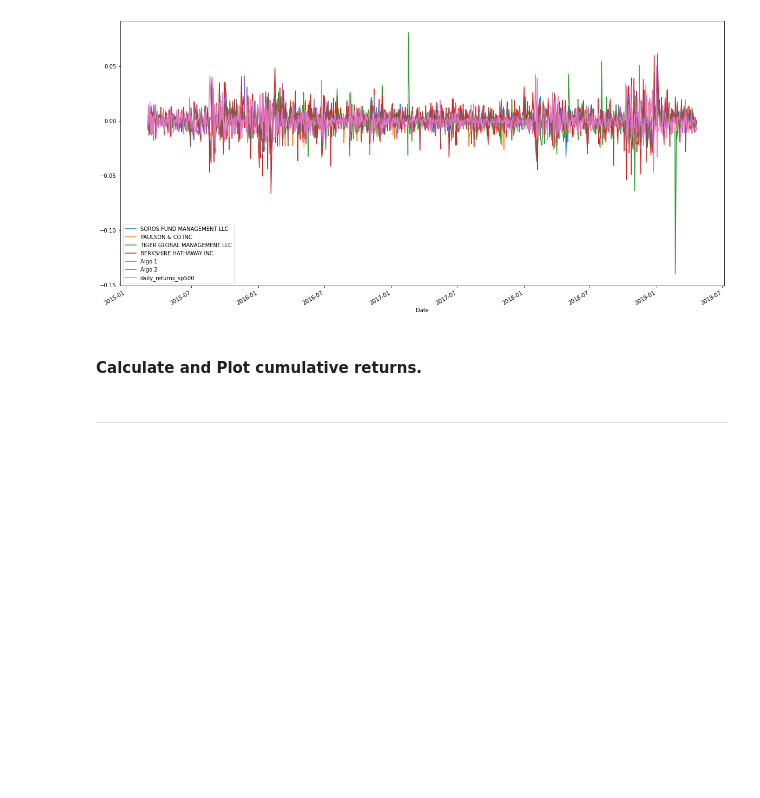
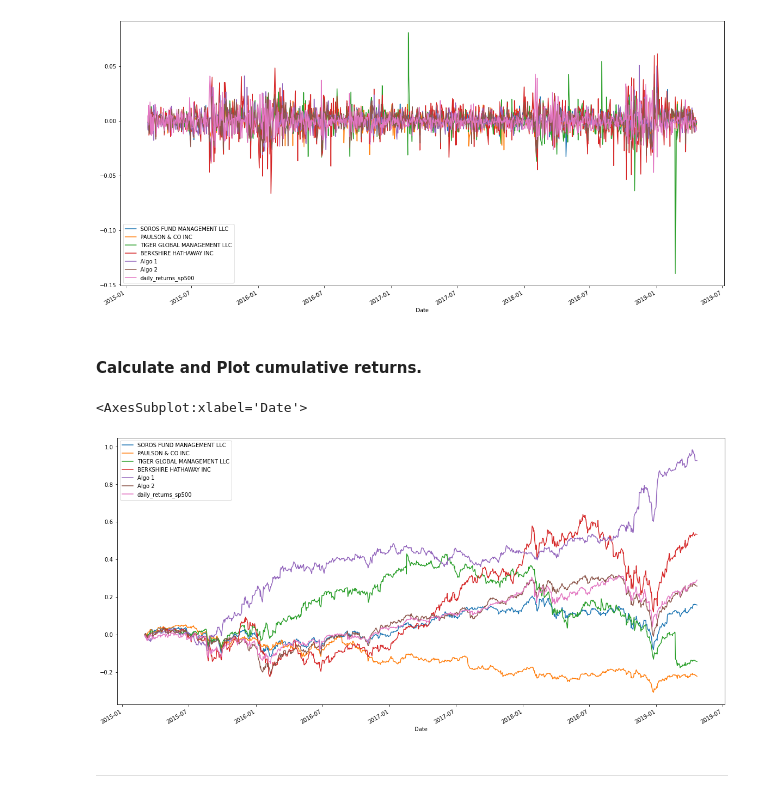
Before and after one commit to Row-Bell/Unit_4_Homework, a Jupyter notebook: whale_analysis.ipynb, the cells around one changed output. Saved outputs shown, nothing was run; the diff lists cells and outputs as text; code cells hidden in the pictures; blank space fills up the shorter version.

Commit message:
Still working on the graphs

```diff
--- a/whale_analysis.ipynb
+++ b/whale_analysis.ipynb
@@ -228,3 +223,34 @@ combined_returns['daily_returns_sp500'].plot(figsize=(20,10),legend=True)
+# %%
+# Calculate cumulative returns of all portfolios
+#Whales
+soros_fund_management_llc_cum = (1+combined_returns['SOROS FUND MANAGEMENT LLC']).cumprod() - 1
+paulson_and_co_cum = (1+combined_returns['PAULSON & CO INC']).cumprod() - 1
+tiger_global_management_llc_cum = (1+combined_returns['TIGER GLOBAL MANAGEMENT LLC']).cumprod() - 1
+berkshire_hathaway_inc_cum = (1+combined_returns['BERKSHIRE HATHAWAY INC']).cumprod() - 1
+
+#Algorithm
+algo1_cum = (1+combined_returns['Algo 1']).cumprod() - 1
+algo2_cum = (1+combined_returns['Algo 2']).cumprod() - 1
+
+#S&P500
+sp500_cum = (1-combined_returns['daily_returns_sp500']).cumprod() - 1 ##Ask in office hours why this is different??? or if i did it wrong
+
+# Plot cumulative returns
+#Whales
+soros_fund_management_llc_cum.plot(figsize=(20,10),legend=True)
+paulson_and_co_cum.plot(figsize=(20,10),legend=True)
+tiger_global_management_llc_cum.plot(figsize=(20,10),legend=True)
+berkshire_hathaway_inc_cum.plot(figsize=(20,10),legend=True)
+
+#Algorithm
+algo1_cum.plot(figsize=(20,10),legend=True)
+algo2_cum.plot(figsize=(20,10),legend=True)
+
+#S&P 500
+sp500_cum.plot(figsize=(20,10),legend=True)
+# %% [output]
+<AxesSubplot:xlabel='Date'>
+[figure, added]
 # %% [markdown]
 ---
 # %% [markdown]
```
Also changed, not shown: parts of 7 cells of this notebook.
